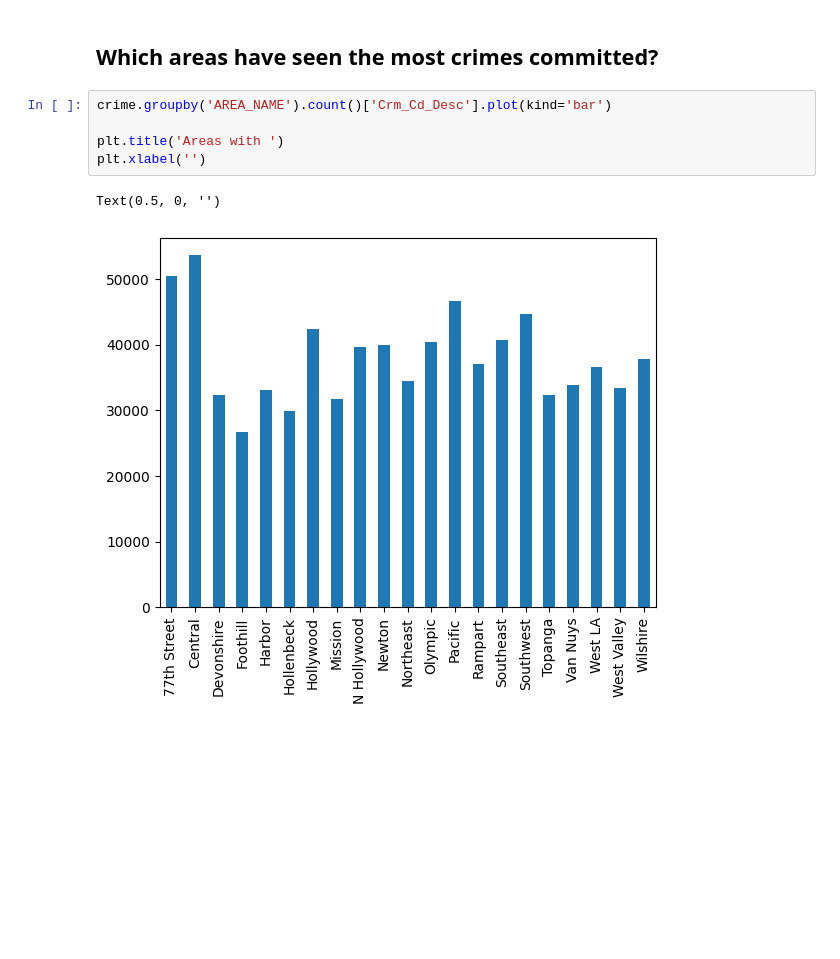
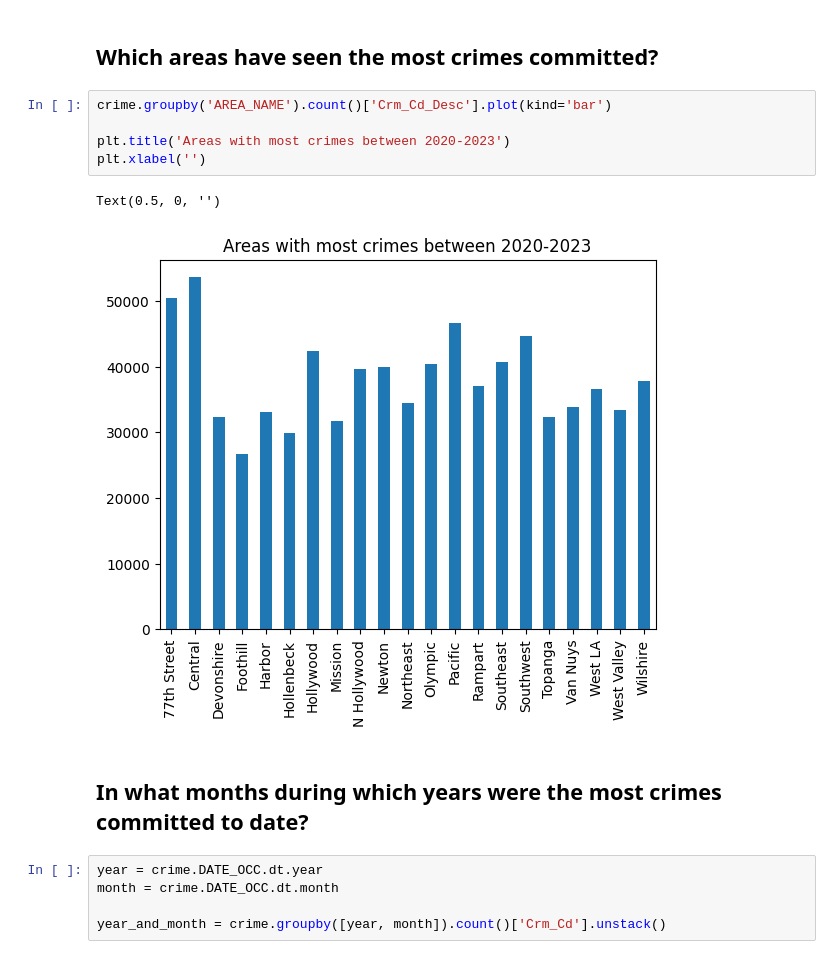
Before and after one commit to acorvin/la-crime-stats, a Jupyter notebook: la-crime-stats.ipynb, the cells around one changed output. Drawn from its saved outputs; the diff is of its cells as text; blank space fills up the shorter version.

```diff
--- a/la-crime-stats.ipynb
+++ b/la-crime-stats.ipynb
@@ -345,8 +345,15 @@ Text(0.5, 0, '')
 # %%
 crime.groupby('AREA_NAME').count()['Crm_Cd_Desc'].plot(kind='bar')
 
-plt.title('Areas with ')
+plt.title('Areas with most crimes between 2020-2023')
 plt.xlabel('')
 # %% [output]
 Text(0.5, 0, '')
-[figure, old version]
+[figure, new version]
+# %% [markdown]
+## In what months during which years were the most crimes committed to date?
+# %%
+year = crime.DATE_OCC.dt.year
+month = crime.DATE_OCC.dt.month
+
+year_and_month = crime.groupby([year, month]).count()['Crm_Cd'].unstack()
```
Also changed, not shown: parts of 1 cell of this notebook.
